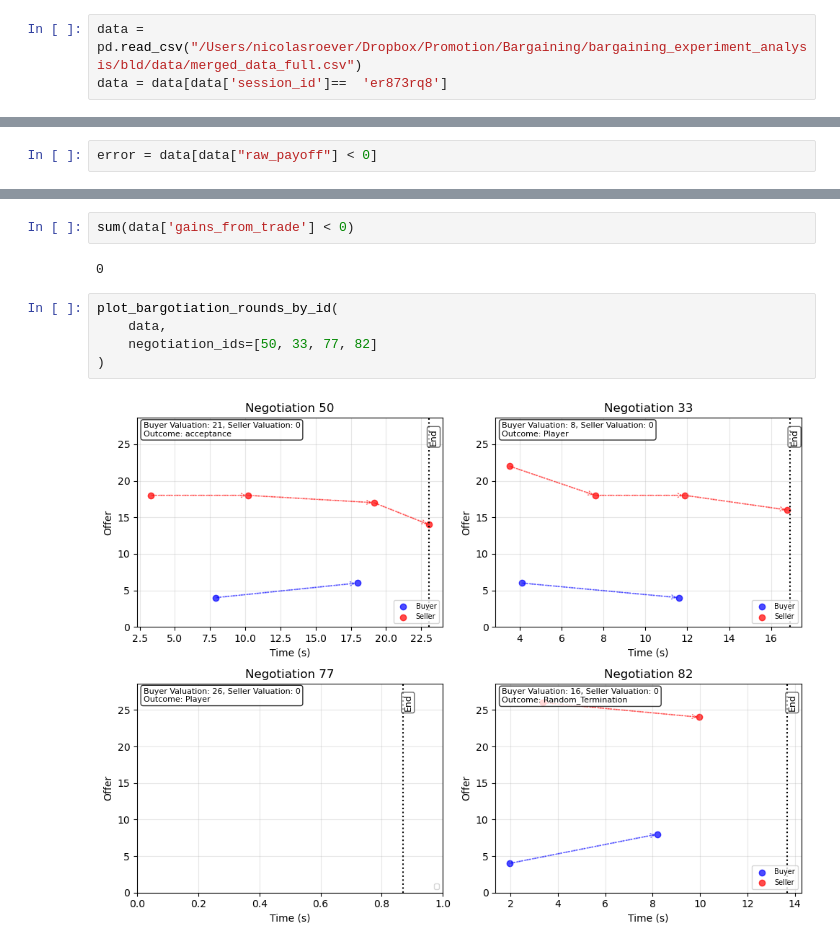
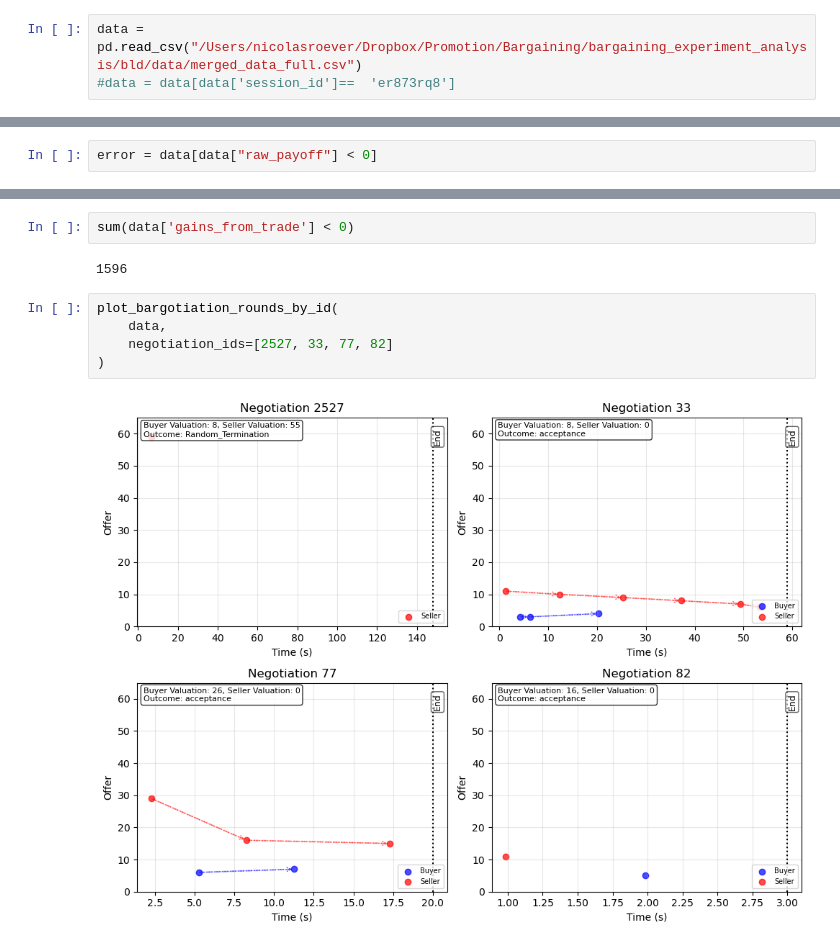
Before and after one commit to NicolasRoever/bargaining_experiment_analysis, a Jupyter notebook: src/bargaining_analysis/clean_data/plot_bargaining_rounds_id.ipynb, the cells around one changed output, grey strips where cells are left out. Saved outputs shown, nothing was run; the diff lists cells and outputs as text.

```diff
--- a/src/bargaining_analysis/clean_data/plot_bargaining_rounds_id.ipynb
+++ b/src/bargaining_analysis/clean_data/plot_bargaining_rounds_id.ipynb
@@ -143,7 +143,7 @@ def plot_bargotiation_rounds_by_id(df_clean, negotiation_ids, max_offers=10):
     return fig
 # %%
 data = pd.read_csv("/Users/nicolasroever/Dropbox/Promotion/Bargaining/bargaining_experiment_analysis/bld/data/merged_data_full.csv")
-data = data[data['session_id']==  'er873rq8']
+#data = data[data['session_id']==  'er873rq8']
 # %%
 data["raw_payoff"] = data["payoff"] + data["cumulated_TA_costs"]
 # %%
@@ -159,11 +159,11 @@ plt.show()
 # %%
 sum(data['gains_from_trade'] < 0)
 # %% [output]
-0
+1596
 # %%
 plot_bargotiation_rounds_by_id(
     data,
-    negotiation_ids=[50, 33, 77, 82]
+    negotiation_ids=[2527, 33, 77, 82]
 )
 # %% [output]
-[figure, old version]
+[figure, new version]
```
Also changed, not shown: parts of 2 cells of this notebook, 18 other files.
